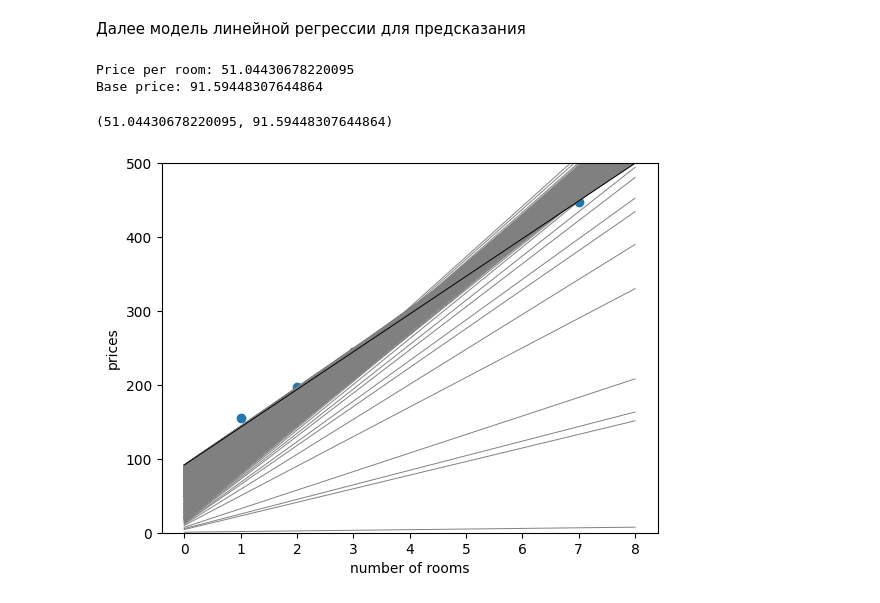
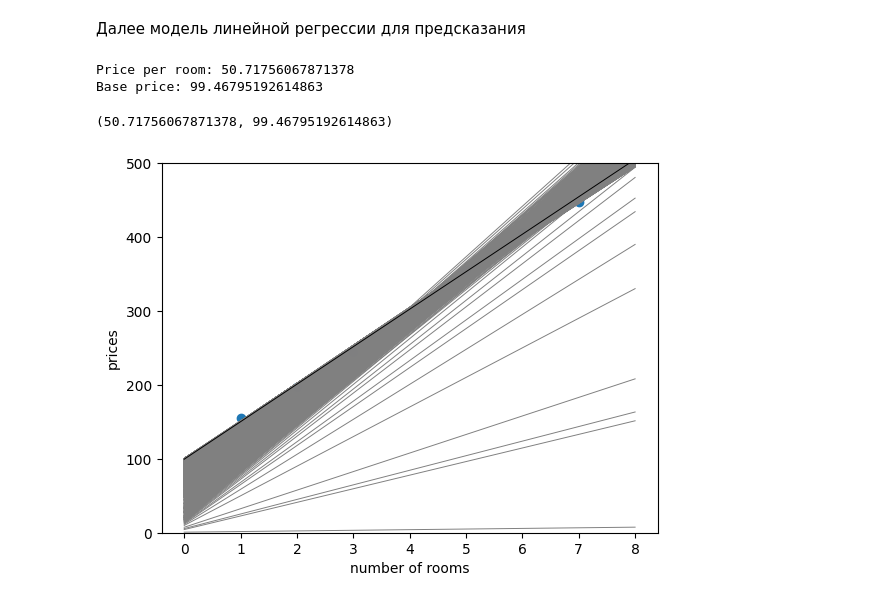
Before and after one commit to esyakov/grokking_ML, a Jupyter notebook: grok_ch3.ipynb, the cells around one changed output. Saved outputs shown, nothing was run; the diff lists cells and outputs as text; code cells hidden in the pictures.

```diff
--- a/grok_ch3.ipynb
+++ b/grok_ch3.ipynb
@@ -79,36 +79,36 @@ random.seed(0)
 def linear_regression(features, labels, learning_rate=0.01, epochs = 1000):
     price_per_room = random.random()
     base_price = random.random()
     for epoch in range(epochs):
         # Uncomment any of the following lines to plot different epochs
         #if epoch == 1:
         #if epoch <= 10:
         #if epoch <= 50:
         #if epoch > 50:
         if True:
             draw_line(price_per_room, base_price, starting=0, ending=8)
         i = random.randint(0, len(features)-1)
         num_rooms = features[i]
         price = labels[i]
         # Uncomment any of the 2 following lines to use a different trick
-        #price_per_room, base_price = absolute_trick(base_price,
+        #price_per_room, base_price = absolute_trick(base_price,price_per_room
         price_per_room, base_price = square_trick(base_price,
                                                   price_per_room,
                                                   num_rooms,
                                                   price,
                                                   learning_rate=learning_rate)
     draw_line(price_per_room, base_price, 'black', starting=0, ending=8)
     plot_points(features, labels)
     print('Price per room:', price_per_room)
     print('Base price:', base_price)
     return price_per_room, base_price
 
 # This line is for the x-axis to appear in the figure
 plt.ylim(0,500)
 
-linear_regression(features, labels, learning_rate = 0.01, epochs = 1000)
+linear_regression(features, labels, learning_rate = 0.01, epochs = 5000)
 # %% [output]
-Price per room: 51.04430678220095
-Base price: 91.59448307644864
+Price per room: 50.71756067871378
+Base price: 99.46795192614863
-(51.04430678220095, 91.59448307644864)
+(50.71756067871378, 99.46795192614863)
-[figure, old version]
+[figure, new version]
```
